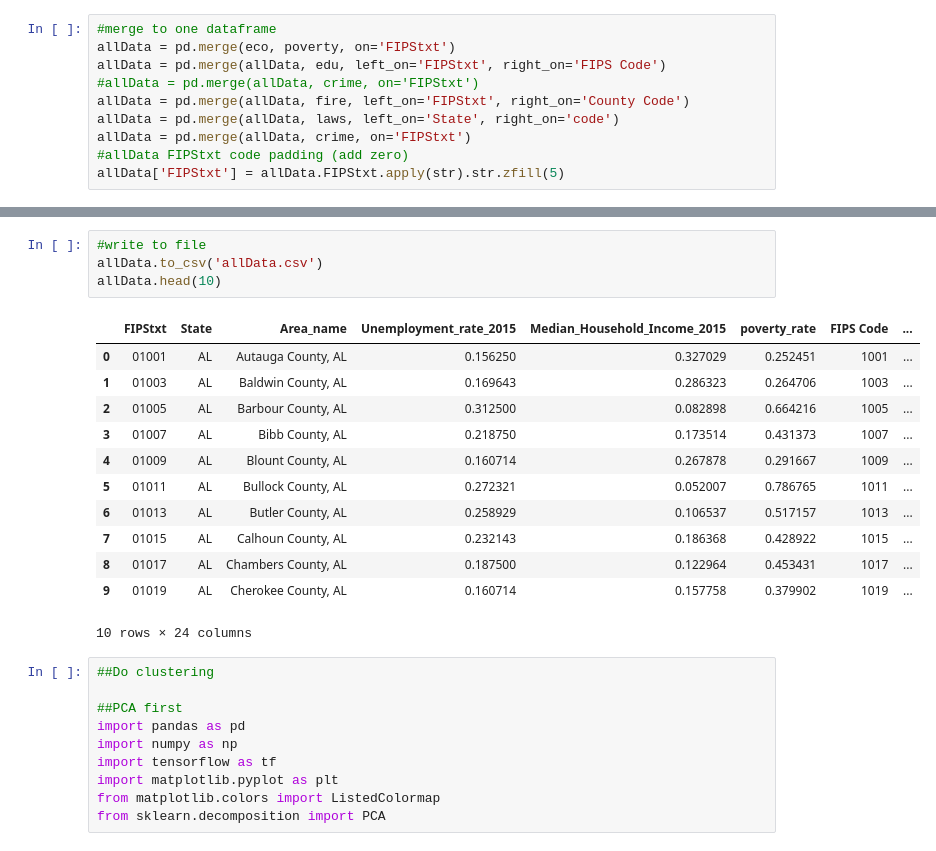
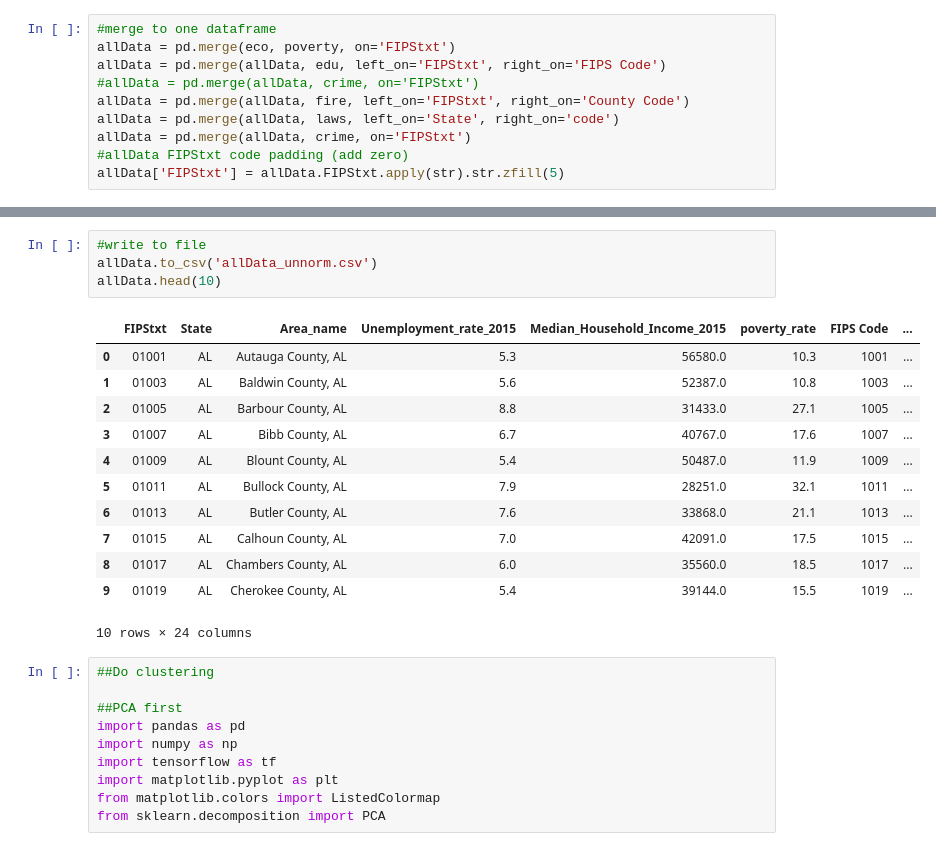
Before and after one commit to xinbian/gunViolence, a Jupyter notebook: gunViolence.ipynb, the cells around one changed output, grey strips where cells are left out. Saved outputs shown, nothing was run; the diff lists cells and outputs as text.

Commit message:
add raw data and NNregress

```diff
--- a/gunViolence.ipynb
+++ b/gunViolence.ipynb
@@ -144,19 +144,19 @@ plt.show()
 # %%
 #write to file
-allData.to_csv('allData.csv')
+allData.to_csv('allData_unnorm.csv')
 allData.head(10)
 # %% [output]
 |  | FIPStxt | State | Area_name | Unemployment_rate_2015 | Median_Household_Income_2015 | poverty_rate | FIPS Code | ... |
-| 0 | 01001 | AL | Autauga County, AL | 0.156250 | 0.327029 | 0.252451 | 1001 | ... |
-| 1 | 01003 | AL | Baldwin County, AL | 0.169643 | 0.286323 | 0.264706 | 1003 | ... |
-| 2 | 01005 | AL | Barbour County, AL | 0.312500 | 0.082898 | 0.664216 | 1005 | ... |
-| 3 | 01007 | AL | Bibb County, AL | 0.218750 | 0.173514 | 0.431373 | 1007 | ... |
-| 4 | 01009 | AL | Blount County, AL | 0.160714 | 0.267878 | 0.291667 | 1009 | ... |
-| 5 | 01011 | AL | Bullock County, AL | 0.272321 | 0.052007 | 0.786765 | 1011 | ... |
-| 6 | 01013 | AL | Butler County, AL | 0.258929 | 0.106537 | 0.517157 | 1013 | ... |
-| 7 | 01015 | AL | Calhoun County, AL | 0.232143 | 0.186368 | 0.428922 | 1015 | ... |
-| 8 | 01017 | AL | Chambers County, AL | 0.187500 | 0.122964 | 0.453431 | 1017 | ... |
-| 9 | 01019 | AL | Cherokee County, AL | 0.160714 | 0.157758 | 0.379902 | 1019 | ... |
+| 0 | 01001 | AL | Autauga County, AL | 5.3 | 56580.0 | 10.3 | 1001 | ... |
+| 1 | 01003 | AL | Baldwin County, AL | 5.6 | 52387.0 | 10.8 | 1003 | ... |
+| 2 | 01005 | AL | Barbour County, AL | 8.8 | 31433.0 | 27.1 | 1005 | ... |
+| 3 | 01007 | AL | Bibb County, AL | 6.7 | 40767.0 | 17.6 | 1007 | ... |
+| 4 | 01009 | AL | Blount County, AL | 5.4 | 50487.0 | 11.9 | 1009 | ... |
+| 5 | 01011 | AL | Bullock County, AL | 7.9 | 28251.0 | 32.1 | 1011 | ... |
+| 6 | 01013 | AL | Butler County, AL | 7.6 | 33868.0 | 21.1 | 1013 | ... |
+| 7 | 01015 | AL | Calhoun County, AL | 7.0 | 42091.0 | 17.5 | 1015 | ... |
+| 8 | 01017 | AL | Chambers County, AL | 6.0 | 35560.0 | 18.5 | 1017 | ... |
+| 9 | 01019 | AL | Cherokee County, AL | 5.4 | 39144.0 | 15.5 | 1019 | ... |
 10 rows × 24 columns
 # %%
 ##Do clustering
```
Also changed, not shown: parts of 15 cells of this notebook, 2 other files.
